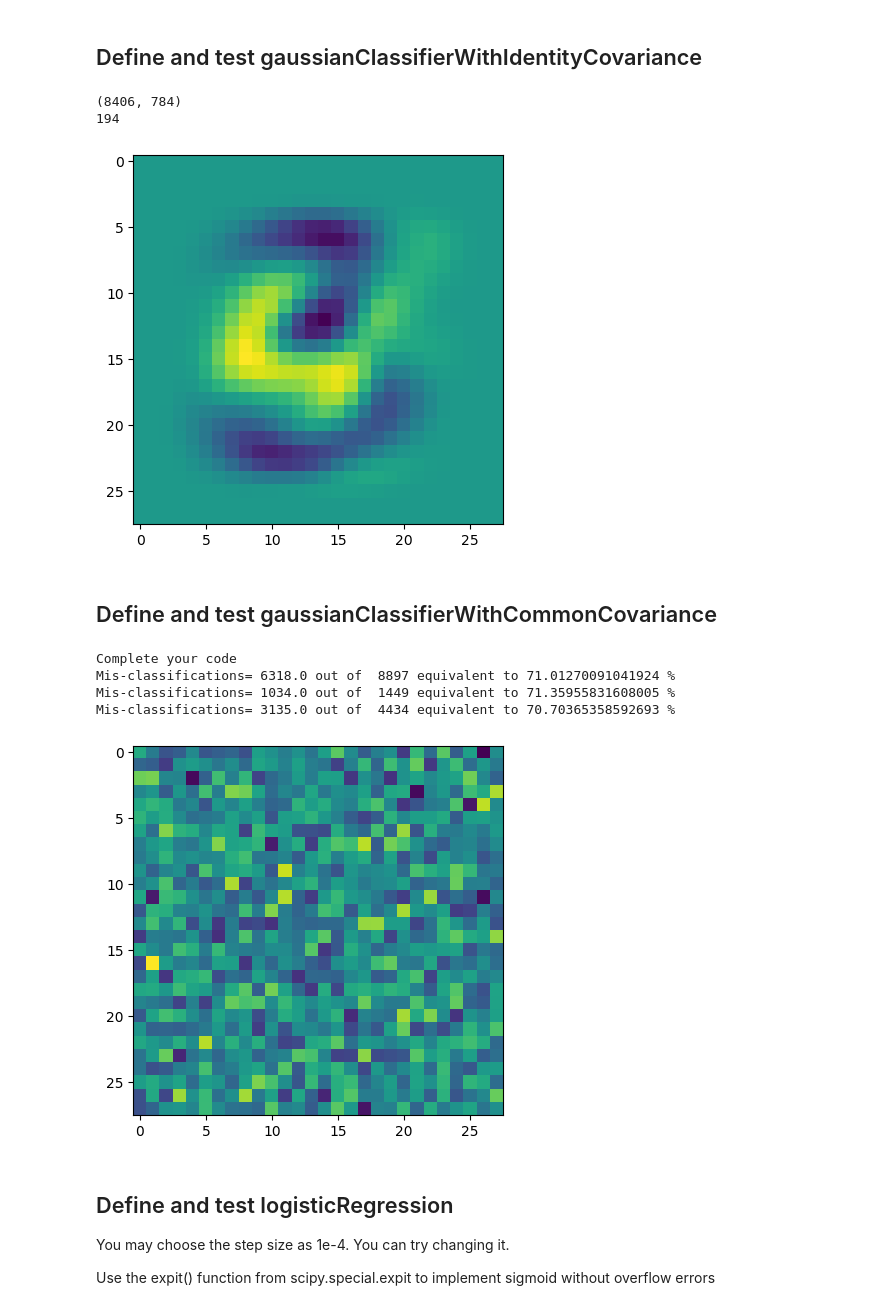
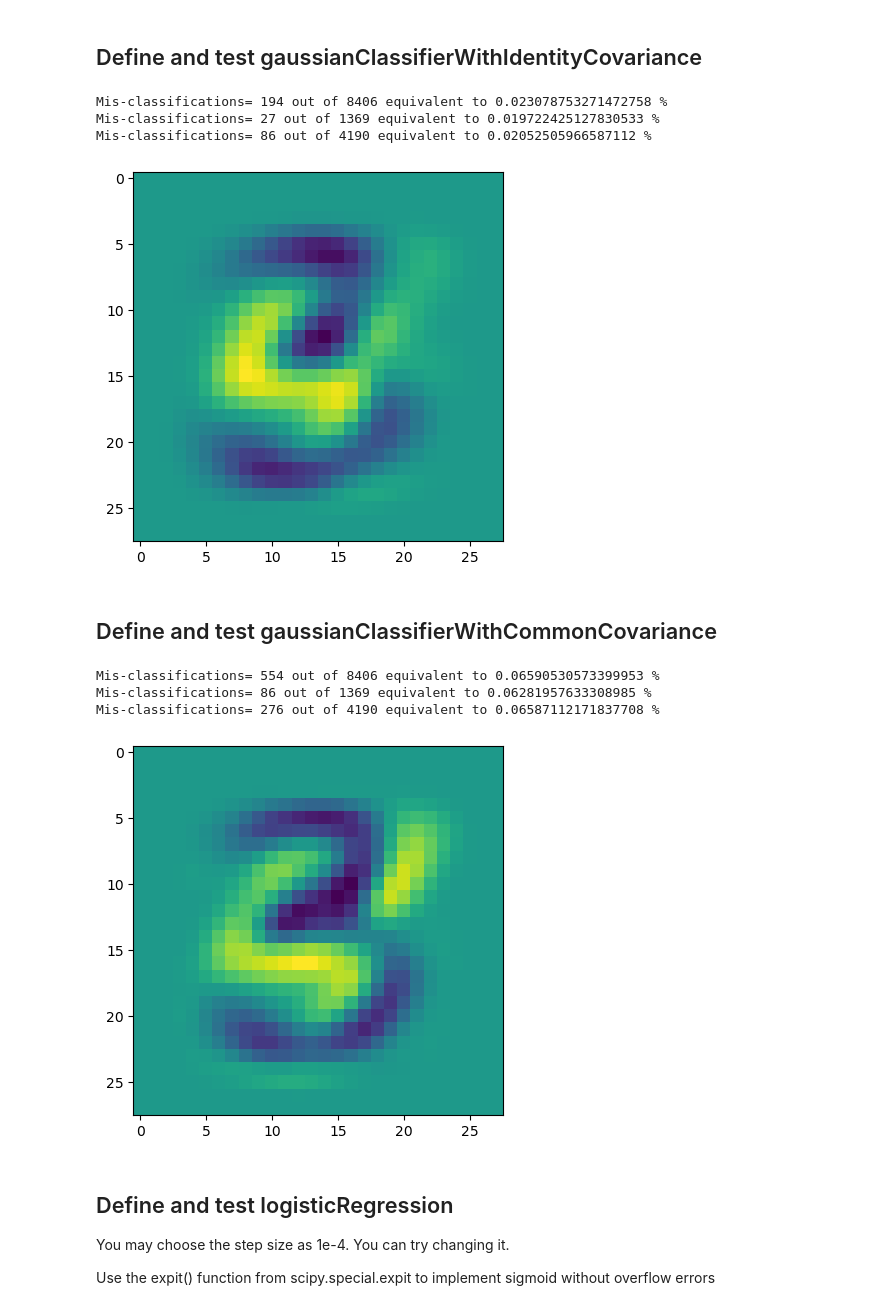
Before and after one commit to brandonegg/MNIST-classification, a Jupyter notebook: Phase1/Phase1.ipynb, the cells around one changed output. Saved outputs shown, nothing was run; the diff lists cells and outputs as text; code cells hidden in the pictures.

```diff
--- a/Phase1/Phase1.ipynb
+++ b/Phase1/Phase1.ipynb
@@ -51,12 +51,12 @@ def testLinearClassifier(a,X,y):
     misclassifications = 0
 
     for i in range(0, len(X)):
-        xTilde = np.hstack((X[i], 1))
-        test = np.matmul(a.T, xTilde)
+        x_tilde = np.hstack((X[i], 1))
+        y_estimate = np.matmul(a.T, x_tilde)
 
-        if test <= 0 and y[i] == 1:
+        if y_estimate <= 0 and y[i] == 1:
             misclassifications += 1
-        if test > 0 and y[i] == 0:
+        if y_estimate > 0 and y[i] == 0:
             misclassifications += 1
 
     print(f"Mis-classifications= {misclassifications} out of {len(X)} equivalent to {misclassifications / len(X)} %")
@@ -68,17 +68,17 @@ def testLinearClassifier(a,X,y):
 #------TRAINING CODE --------------
 
 def gaussianClassifierWithIdentityCovariance(Xtrain,ytrain):
-    class1Indices = (ytrain==0)
-    class2Indices = (ytrain==1)
-    xTrain1 = Xtrain[class1Indices]
-    xTrain2 = Xtrain[class2Indices]
+    class1_indices = (ytrain==0)
+    class2_indices = (ytrain==1)
+    xTrain1 = Xtrain[class1_indices]
+    xTrain2 = Xtrain[class2_indices]
 
     #mean should be a 1 x 784 size matrix
     u1 = np.mean(xTrain1, axis = 0)
     u2 = np.mean(xTrain2, axis = 0)
 
-    iCov = np.identity(len(u1))
-    wT = np.matmul(np.transpose(u2-u1), np.linalg.inv(iCov)) # REF: Decision HyperSurfaces (slide 28)
+    identity_cov = np.identity(len(u1))
+    wT = np.matmul(np.transpose(u2-u1), np.linalg.inv(identity_cov)) # REF: Decision HyperSurfaces (slide 28)
     wNot = -1* np.matmul(wT, (u1+u2)/2)
 
     a = np.transpose(np.hstack((wT, wNot))) # REF: Project phase 1 description
@@ -94,36 +94,51 @@ train = testLinearClassifier(a,X_train,y_train)
 val = testLinearClassifier(a,X_val,y_val)
 test = testLinearClassifier(a,X_test,y_test)
 # %% [output]
-(8406, 784)
-194
+Mis-classifications= 194 out of 8406 equivalent to 0.023078753271472758 %
+Mis-classifications= 27 out of 1369 equivalent to 0.019722425127830533 %
+Mis-classifications= 86 out of 4190 equivalent to 0.02052505966587112 %
 [figure]
 # %% [markdown]
 ## Define and test gaussianClassifierWithCommonCovariance
 # %%
 #------TRAINING CODE --------------
 
 def gaussianClassifierWithCommonCovariance(Xtrain,ytrain):
+    class1_indices = (ytrain==0)
+    class2_indices = (ytrain==1)
+    xTrain1 = Xtrain[class1_indices]
+    xTrain2 = Xtrain[class2_indices]
 
-    a = 0.01*np.random.randn(Nfeatures+1,1)
-    print("Complete your code")
+    # Means
+    u1 = np.mean(xTrain1, axis=0)
+    u2 = np.mean(xTrain2, axis=0)
+
+    # Creating the Shared COV
+    class1_demeaned = xTrain1 - u1[None, :]
+    class2_demeaned = xTrain2 - u2[None, :]
+    pooled_features = np.row_stack([class1_demeaned,class2_demeaned])
+    shared_cov = np.cov(np.transpose(pooled_features)) # Ref: Decision_Surfaces MA
+
+    # np.linalg.inv() returns error, but using normal matrix works?
+    wT = np.matmul(np.transpose(u2-u1), np.linalg.inv(shared_cov)) # REF: Decision HyperSurfaces (slide 28)
+    wNot = -1* np.matmul(wT, (u1+u2)/2)
+
+    a = np.transpose(np.hstack((wT, wNot))) # REF: Project phase 1 description
 
     return a
-    #YOUR CODE HERE
-
 
 #------SIMPLE TESTING ON THE TRAINING DATA ITSELF --------------
 a = gaussianClassifierWithCommonCovariance(X_train,y_train)
 plt.imshow(np.reshape(a[0:784],(28,28)))
 
 train = testLinearClassifier(a,X_train,y_train)
 val = testLinearClassifier(a,X_val,y_val)
 test = testLinearClassifier(a,X_test,y_test)
 # %% [output]
-Complete your code
-Mis-classifications= 6318.0 out of  8897 equivalent to 71.01270091041924 %
-Mis-classifications= 1034.0 out of  1449 equivalent to 71.35955831608005 %
-Mis-classifications= 3135.0 out of  4434 equivalent to 70.70365358592693 %
+Mis-classifications= 554 out of 8406 equivalent to 0.06590530573399953 %
+Mis-classifications= 86 out of 1369 equivalent to 0.06281957633308985 %
+Mis-classifications= 276 out of 4190 equivalent to 0.06587112171837708 %
-[figure, old version]
+[figure, new version]
 # %% [markdown]
 ## Define and test logisticRegression
 
```
